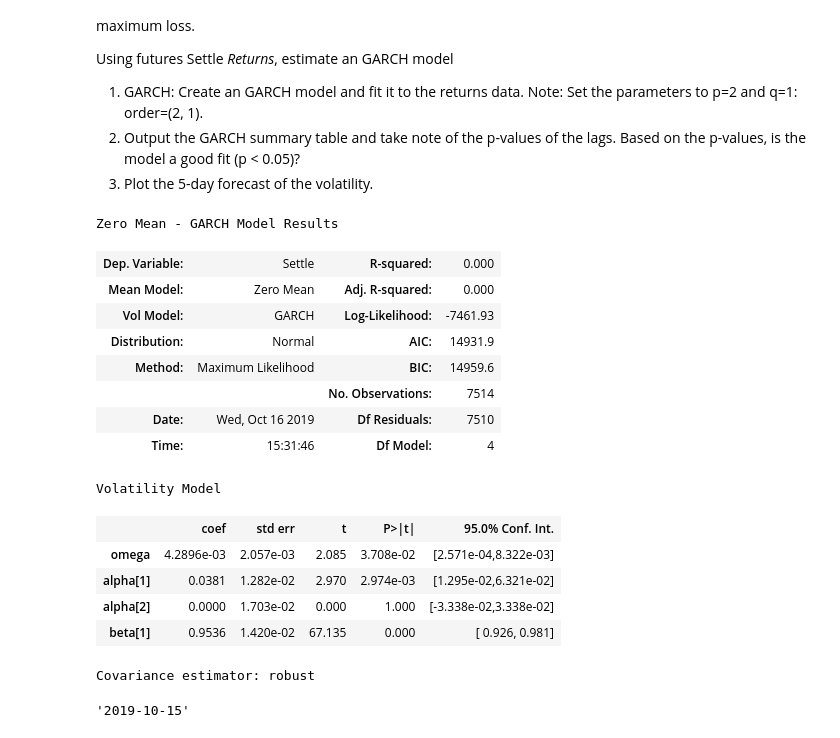
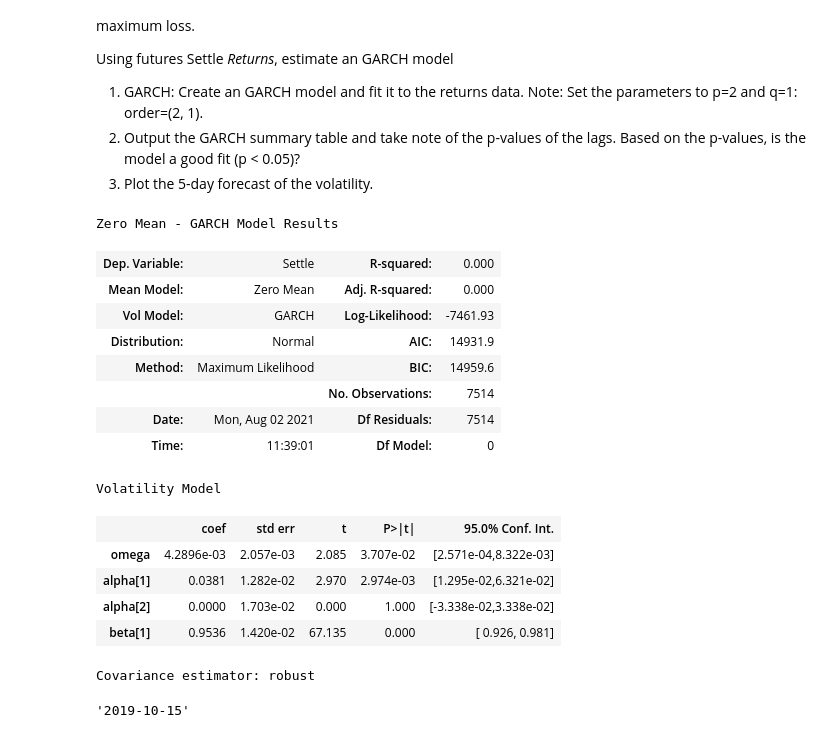
Before and after one commit to Anthibian/Time-Series-Analysis, a Jupyter notebook: Starter_Code/time_series_analysis.ipynb, the cells around one changed output. Cells and saved outputs as stored; diff of their text form; code cells hidden in the pictures.

```diff
--- a/Starter_Code/time_series_analysis.ipynb
+++ b/Starter_Code/time_series_analysis.ipynb
@@ -258,25 +260,25 @@ import arch as arch
 # %%
 # Estimate a GARCH model:
-
+model = arch_model(returns, mean="Zero", vol="GARCH", p=2, q=1)
 
 # Fit the model
-# YOUR CODE HERE!
+res = model.fit(disp="off")
 # %%
 # Summarize the model results
-# YOUR CODE HERE!
+res.summary()
 # %% [output]
 Zero Mean - GARCH Model Results
 | Dep. Variable: | Settle | R-squared: | 0.000 |
 | Mean Model: | Zero Mean | Adj. R-squared: | 0.000 |
 | Vol Model: | GARCH | Log-Likelihood: | -7461.93 |
 | Distribution: | Normal | AIC: | 14931.9 |
 | Method: | Maximum Likelihood | BIC: | 14959.6 |
 |  |  | No. Observations: | 7514 |
-| Date: | Wed, Oct 16 2019 | Df Residuals: | 7510 |
-| Time: | 15:31:46 | Df Model: | 4 |
+| Date: | Mon, Aug 02 2021 | Df Residuals: | 7514 |
+| Time: | 11:39:01 | Df Model: | 0 |
 Volatility Model
 |  | coef | std err | t | P>|t| | 95.0% Conf. Int. |
-| omega | 4.2896e-03 | 2.057e-03 | 2.085 | 3.708e-02 | [2.571e-04,8.322e-03] |
+| omega | 4.2896e-03 | 2.057e-03 | 2.085 | 3.707e-02 | [2.571e-04,8.322e-03] |
 | alpha[1] | 0.0381 | 1.282e-02 | 2.970 | 2.974e-03 | [1.295e-02,6.321e-02] |
 | alpha[2] | 0.0000 | 1.703e-02 | 0.000 | 1.000 | [-3.338e-02,3.338e-02] |
 | beta[1] | 0.9536 | 1.420e-02 | 67.135 | 0.000 | [ 0.926, 0.981] |
```
Also changed, not shown: parts of 10 cells of this notebook, 1 other file.
